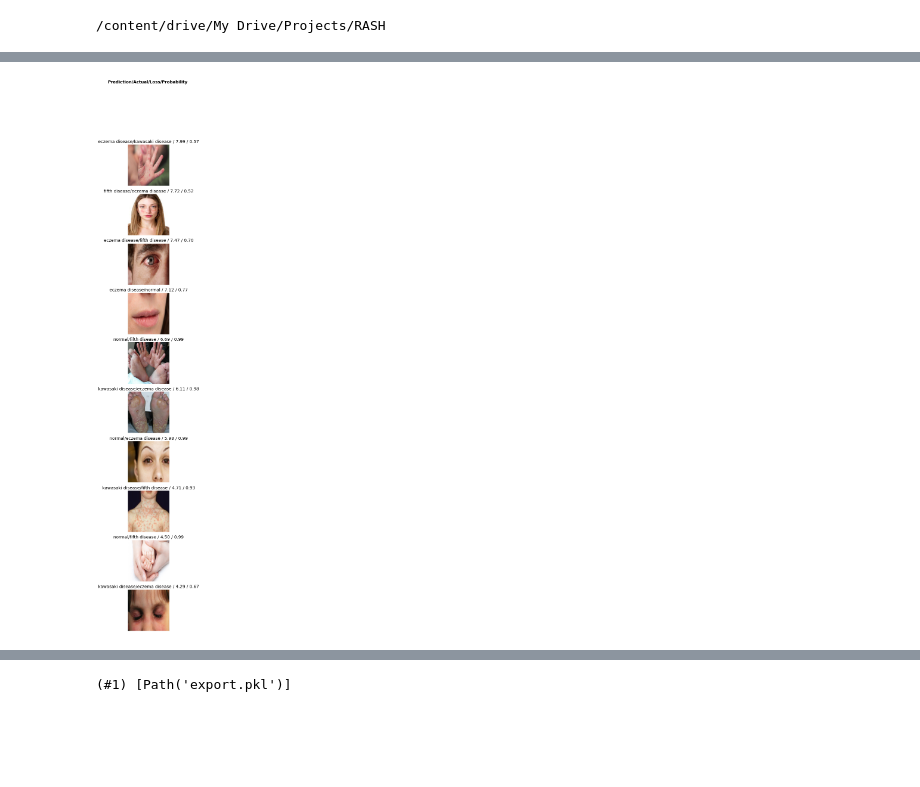
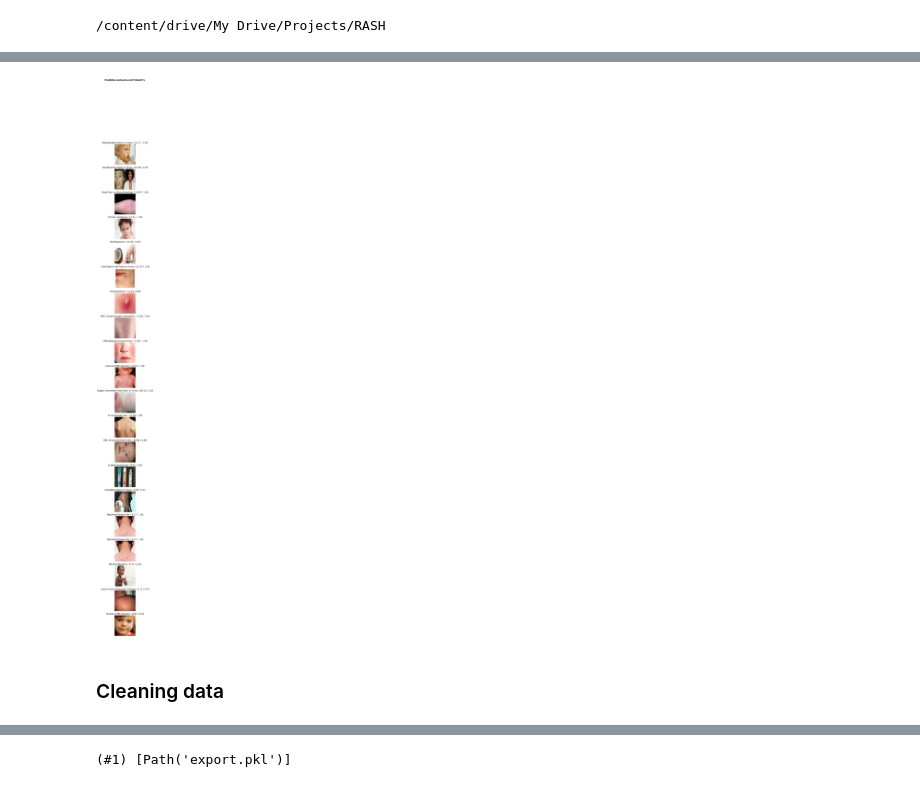
Before and after one commit to kieran514/KieranProjects, a Jupyter notebook: RASH_1.ipynb, the cells around one changed output, grey strips where cells are left out. Cells and saved outputs as stored; diff of their text form; code cells hidden in the pictures; blank space fills up the shorter version.

```diff
--- a/RASH_1.ipynb
+++ b/RASH_1.ipynb
@@ -78,6 +53,7 @@ disease = DataBlock(
     get_items=get_image_files,
     splitter=RandomSplitter(valid_pct=0.2, seed=42),
     get_y=parent_label,
-    item_tfms=Resize(128))
+    item_tfms=RandomResizedCrop(256, min_scale=0.5),
+    batch_tfms=aug_transforms()
+    )
+dls = disease.dataloaders(path, bs=64)
-# %%
-dls = disease.dataloaders(path)
@@ -88,5 +67,0 @@ dls.valid.show_batch(max_n=4, nrows=1)
-# %%
-disease = disease.new(
-    item_tfms=RandomResizedCrop(224, min_scale=0.5),
-    batch_tfms=aug_transforms())
-dls = disease.dataloaders(path)
@@ -93,4 +70,4 @@ dls = disease.dataloaders(path)
 # %%
-learn = cnn_learner(dls, resnet18, metrics=error_rate)
-learn.fine_tune(6)
+learn = cnn_learner(dls, resnet101, metrics=[error_rate, accuracy], seed=42)
+learn.fine_tune(3)
 # %% [output]
@@ -112,8 +88,9 @@ interp.plot_confusion_matrix()
 # %%
-interp.plot_top_losses(10
-                       , nrows=10)
+interp.plot_top_losses(20, nrows=20)
 # %% [output]
-[figure, old version]
+[figure, new version]
+# %% [markdown]
+### Cleaning data
 # %%
 cleaner = ImageClassifierCleaner(learn)
 cleaner
```
Also changed, not shown: parts of 38 cells of this notebook.
